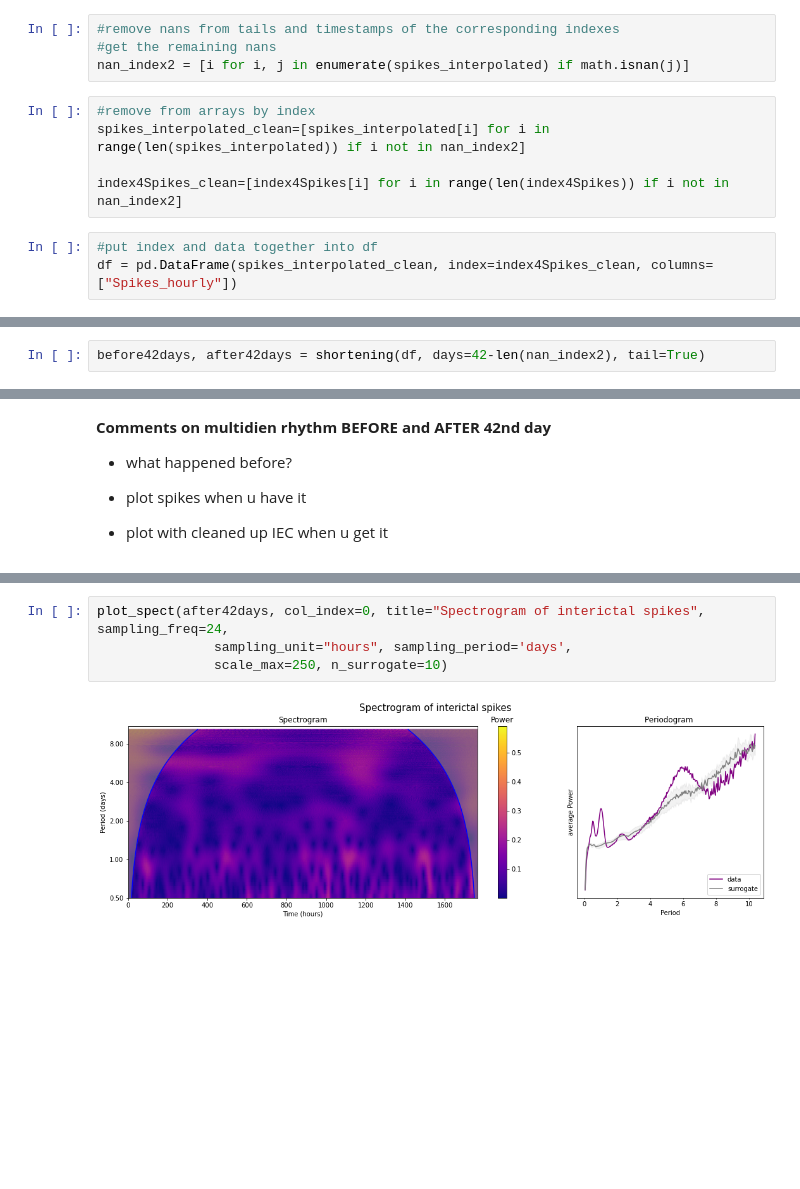
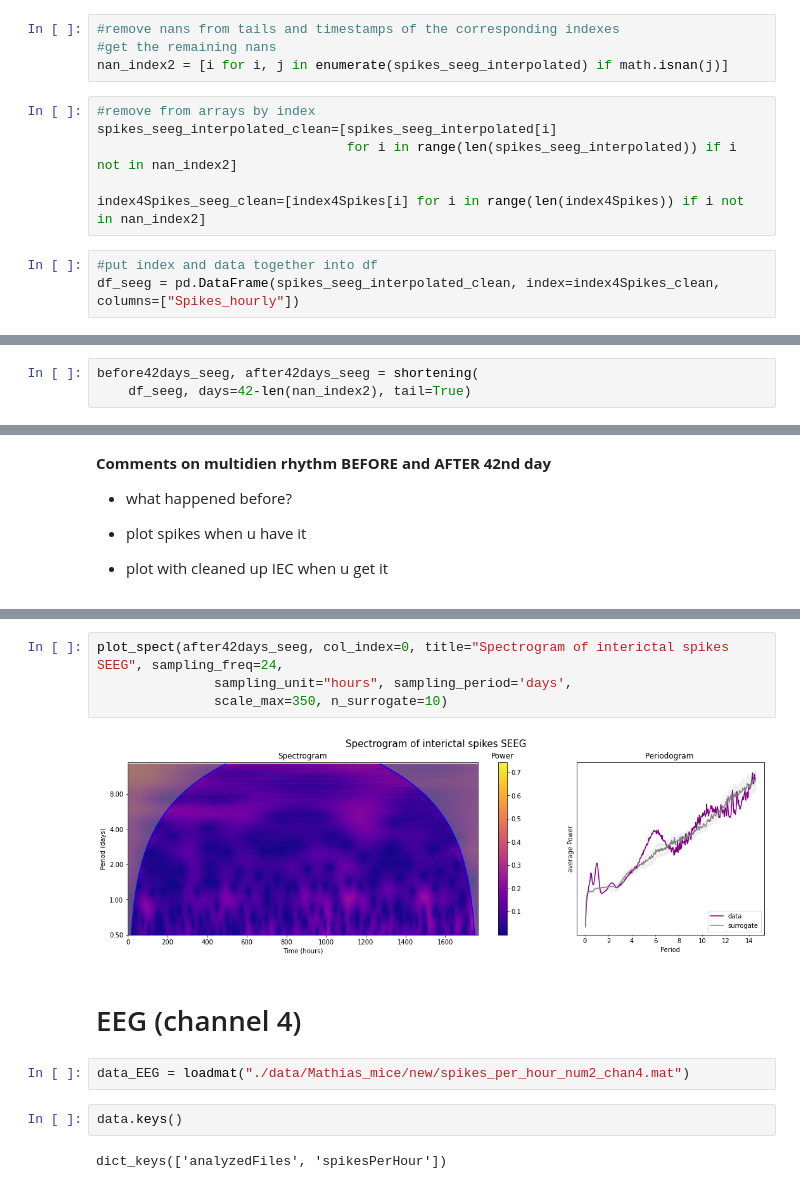
Before and after one commit to Ponyo2311/BioRhythms, a Jupyter notebook: icterSpikes_mice_3months.ipynb, the cells around one changed output, grey strips where cells are left out. Cells and saved outputs as stored; diff of their text form; blank space fills up the shorter version.

```diff
--- a/icterSpikes_mice_3months.ipynb
+++ b/icterSpikes_mice_3months.ipynb
@@ -174,15 +191,16 @@ dtype: float64
 # %%
 #remove nans from tails and timestamps of the corresponding indexes
 #get the remaining nans
-nan_index2 = [i for i, j in enumerate(spikes_interpolated) if math.isnan(j)]
+nan_index2 = [i for i, j in enumerate(spikes_seeg_interpolated) if math.isnan(j)]
 # %%
 #remove from arrays by index
-spikes_interpolated_clean=[spikes_interpolated[i] for i in range(len(spikes_interpolated)) if i not in nan_index2]
+spikes_seeg_interpolated_clean=[spikes_seeg_interpolated[i]
+                                for i in range(len(spikes_seeg_interpolated)) if i not in nan_index2]
 
-index4Spikes_clean=[index4Spikes[i] for i in range(len(index4Spikes)) if i not in nan_index2]
+index4Spikes_seeg_clean=[index4Spikes[i] for i in range(len(index4Spikes)) if i not in nan_index2]
 # %%
 #put index and data together into df
-df = pd.DataFrame(spikes_interpolated_clean, index=index4Spikes_clean, columns=["Spikes_hourly"])
+df_seeg = pd.DataFrame(spikes_seeg_interpolated_clean, index=index4Spikes_clean, columns=["Spikes_hourly"])
 # %% [markdown]
 ## Plot data + filter
 # %%
@@ -219,5 +237,6 @@ print(inspect.signature(shortening))
 # %% [output]
 (df, weeks=None, days=None, tail=False)
 # %%
-before42days, after42days = shortening(df, days=42-len(nan_index2), tail=True)
+before42days_seeg, after42days_seeg = shortening(
+    df_seeg, days=42-len(nan_index2), tail=True)
 # %%
@@ -240,8 +259,16 @@ plot_spect(before42days, col_index=0, title="Spectrogram of interictal spikes",
 # %% [output]
 [figure]
 # %%
-plot_spect(after42days, col_index=0, title="Spectrogram of interictal spikes", sampling_freq=24,
+plot_spect(after42days_seeg, col_index=0, title="Spectrogram of interictal spikes SEEG", sampling_freq=24,
                sampling_unit="hours", sampling_period='days',
-               scale_max=250, n_surrogate=10)
+               scale_max=350, n_surrogate=10)
 # %% [output]
-[figure, old version]
+[figure, new version]
+# %% [markdown]
+# EEG (channel 4)
+# %%
+data_EEG = loadmat("./data/Mathias_mice/new/spikes_per_hour_num2_chan4.mat")
+# %%
+data.keys()
+# %% [output]
+dict_keys(['analyzedFiles', 'spikesPerHour'])
```
Also changed, not shown: parts of 28 cells of this notebook, 2 other files.
